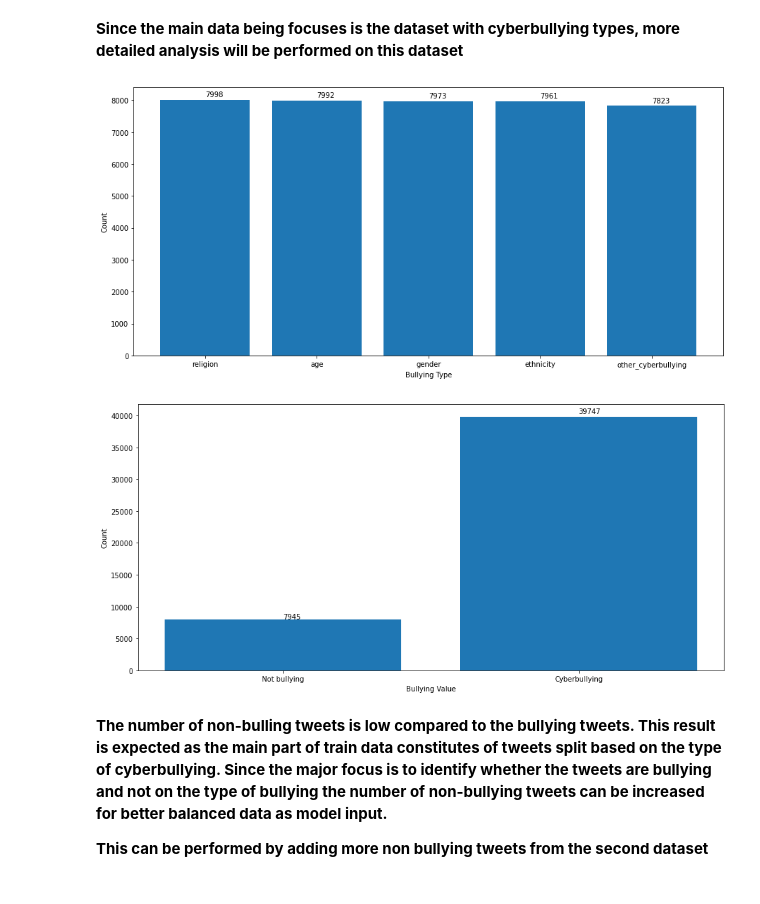
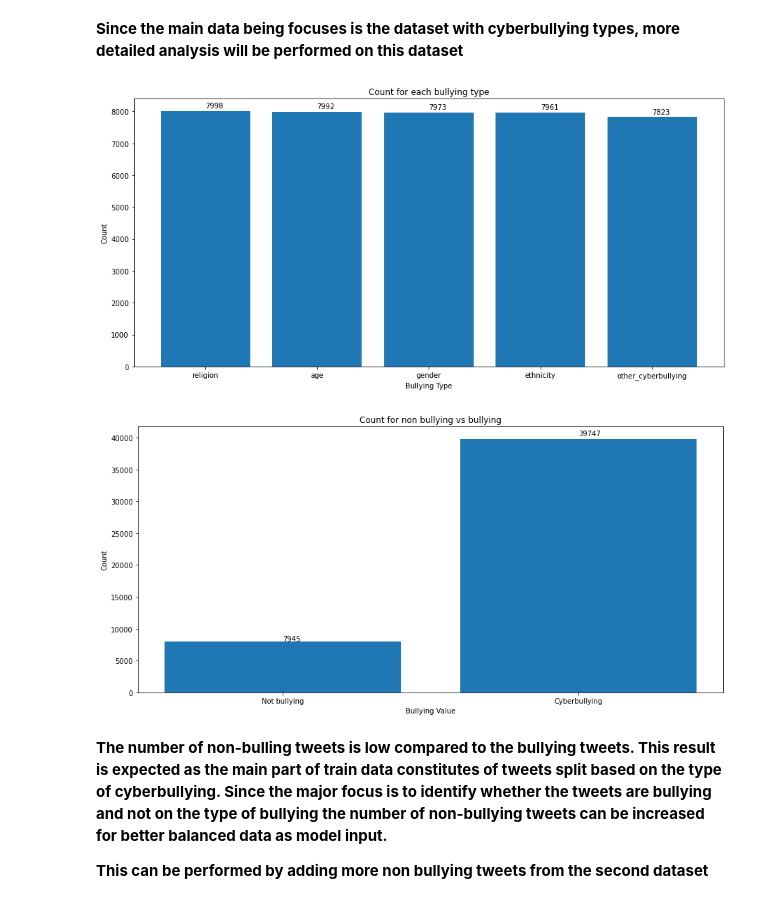
Before and after one commit to Voldegin/hate_speech_detection, a Jupyter notebook: notebooks/Cyber_bullying_detection_Data_processing_and_EDA.ipynb, the cells around one changed output. Drawn from its saved outputs; the diff is of its cells as text; code cells hidden in the pictures.

```diff
--- a/notebooks/Cyber_bullying_detection_Data_processing_and_EDA.ipynb
+++ b/notebooks/Cyber_bullying_detection_Data_processing_and_EDA.ipynb
@@ -7,6 +7,7 @@ import matplotlib.pyplot as plt
 # %%
 local_path = "C:\\Greenwich\\MSc Project\\project_code\\"
 store_local = False
+image_store = False
 # %% [markdown]
 **Load Data**
 # %%
@@ -89,17 +120,20 @@ not_bullying_data = cyberbullying_data[cyberbullying_data['is_cyberbullying'] ==
 # %%
 type_count = bullying_data['cyberbullying_type'].value_counts().reset_index()
 
 plt.figure(figsize=(15,7))
 plt.bar(type_count['index'],type_count['cyberbullying_type'])
 
 for index, value in enumerate(type_count['cyberbullying_type'].tolist()):
     plt.text(index, value + (value/75),str(value))
 
 plt.xlabel('Bullying Type')
 plt.ylabel('Count')
-plt.show()
+plt.title('Count for each bullying type')
+# plt.show()
+if image_store:
+    plt.savefig(local_path + "bullying_type.jpg")
 # %% [output]
-[figure, old version]
+[figure, new version]
 # %%
 bully_count = cyberbullying_data['is_cyberbullying'].value_counts().reset_index()
 bully_count.sort_values('is_cyberbullying',inplace=True)
@@ -113,9 +147,12 @@ for index, value in enumerate(bully_count['is_cyberbullying'].tolist()):
 plt.xlabel('Bullying Value')
 plt.xticks(ticks=[0,1], labels=['Not bullying', 'Cyberbullying'])
 plt.ylabel('Count')
-plt.show()
+plt.title('Count for non bullying vs bullying')
+# plt.show()
+if image_store:
+    plt.savefig(local_path + "non_bullying_vs_bullying.jpg")
 # %% [output]
-[figure, old version]
+[figure, new version]
 # %% [markdown]
 **The number of non-bulling tweets is low compared to the bullying tweets. This result is expected as the main part of train data constitutes of tweets split based on the type of cyberbullying. Since the major focus is to identify whether the tweets are bullying and not on the type of bullying the number of non-bullying tweets can be increased for better balanced data as model input.**
 
```
Also changed, not shown: parts of 13 cells of this notebook.
